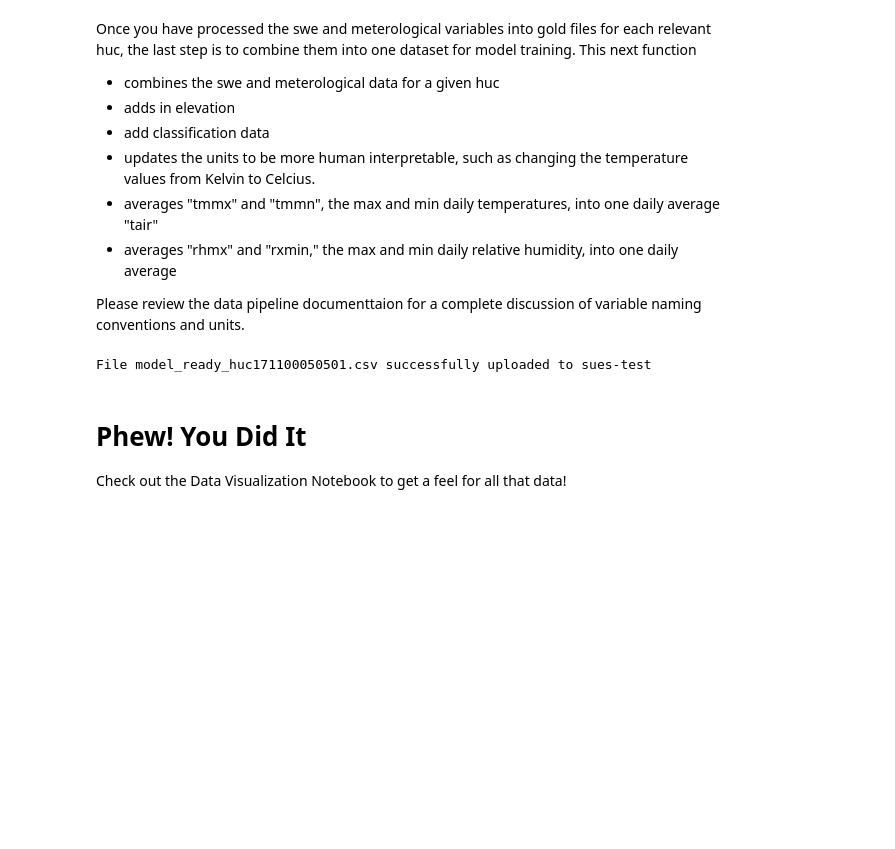
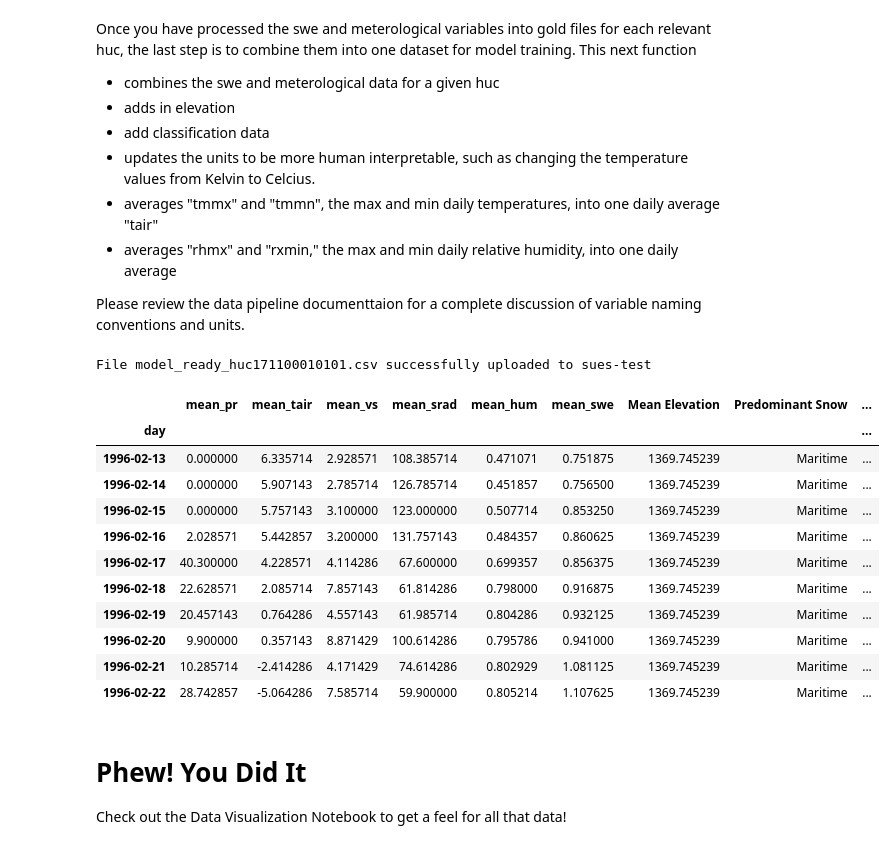
Before and after one commit to DSHydro/SnowML, a Jupyter notebook: notebooks/DataPipe.ipynb, the cells around one changed output. Saved outputs shown, nothing was run; the diff lists cells and outputs as text; code cells hidden in the pictures; blank space fills up the shorter version.

Commit message:
update datapipe notebook

```diff
--- a/notebooks/DataPipe.ipynb
+++ b/notebooks/DataPipe.ipynb
@@ -46,8 +49,9 @@ Once you have set up one or more S3 buckets, you need to specify a bucket_dictio
 •	Model Ready . Intermediate files resulting from early processing steps are saved at the end of each processing tier to enable a more modular approach. This will enable future researchers to more easily update the data pipeline without losing the benefit of the early, computationally intensive processing stages. Data
 # %%
 # create a dictionary defining where various data should be stored
-bucket_types = ["shape-bronze", "bronze", "gold", "model-ready"]
-bucket_names = ["sues-test"] * len(bucket_types)  # use a single bucket in this notebook
-# in production we used ["snowml-shape", "snowml-bronze",  "snowml-gold", "snowml-model-ready"]
-
-bucket_dict = dict(zip(bucket_types, bucket_names))
+# bucket types are ["shape-bronze", "bronze", "silver", "gold", "model-ready"]
+# in products the names we used were ["snowml-shape", "snowml-bronze", "snowml-silver", "snowml-gold", "snowml-model-ready"]
+# for this notebook we'll use a single bucket ["sues-test"]
+# create the bucket dictionary by calling the create_bucket_dictionary functoin in the set_data_constants module (sdc) and passing parameter "test")
+BUCKET_DICT = sdc.create_bucket_dict("test")
+BUCKET_DICT
@@ -394,11 +430,26 @@ Once you have processed the swe and meterological variables into gold files for
 
 Please review the data pipeline documenttaion for a complete discussion of variable naming conventions and units.
 # %%
-huc_id = 171100050501
+huc_id = 171100010101
 var_list = ["pr", "tmmn", "tmmx", "vs", "srad", "rmax", "rmin", "swe"]
-df_model_ready = gtm.huc_model(huc_id, var_list = var_list, bucket_dict = bucket_dict)
+df_model_ready = gtm.huc_model(huc_id, var_list = var_list, bucket_dict = BUCKET_DICT)
 # %% [output]
-File model_ready_huc171100050501.csv successfully uploaded to sues-test
+File model_ready_huc171100010101.csv successfully uploaded to sues-test
+# %%
+df_model_ready.iloc[500:510, :]
+# %% [output]
+|  | mean_pr | mean_tair | mean_vs | mean_srad | mean_hum | mean_swe | Mean Elevation | Predominant Snow | ... |
+| day |  |  |  |  |  |  |  |  | ... |
+| 1996-02-13 | 0.000000 | 6.335714 | 2.928571 | 108.385714 | 0.471071 | 0.751875 | 1369.745239 | Maritime | ... |
+| 1996-02-14 | 0.000000 | 5.907143 | 2.785714 | 126.785714 | 0.451857 | 0.756500 | 1369.745239 | Maritime | ... |
+| 1996-02-15 | 0.000000 | 5.757143 | 3.100000 | 123.000000 | 0.507714 | 0.853250 | 1369.745239 | Maritime | ... |
+| 1996-02-16 | 2.028571 | 5.442857 | 3.200000 | 131.757143 | 0.484357 | 0.860625 | 1369.745239 | Maritime | ... |
+| 1996-02-17 | 40.300000 | 4.228571 | 4.114286 | 67.600000 | 0.699357 | 0.856375 | 1369.745239 | Maritime | ... |
+| 1996-02-18 | 22.628571 | 2.085714 | 7.857143 | 61.814286 | 0.798000 | 0.916875 | 1369.745239 | Maritime | ... |
+| 1996-02-19 | 20.457143 | 0.764286 | 4.557143 | 61.985714 | 0.804286 | 0.932125 | 1369.745239 | Maritime | ... |
+| 1996-02-20 | 9.900000 | 0.357143 | 8.871429 | 100.614286 | 0.795786 | 0.941000 | 1369.745239 | Maritime | ... |
+| 1996-02-21 | 10.285714 | -2.414286 | 4.171429 | 74.614286 | 0.802929 | 1.081125 | 1369.745239 | Maritime | ... |
+| 1996-02-22 | 28.742857 | -5.064286 | 7.585714 | 59.900000 | 0.805214 | 1.107625 | 1369.745239 | Maritime | ... |
 # %% [markdown]
 # Phew! You Did It
 Check out the Data Visualization Notebook to get a feel for all that data!
```
Also changed, not shown: parts of 29 cells of this notebook.
